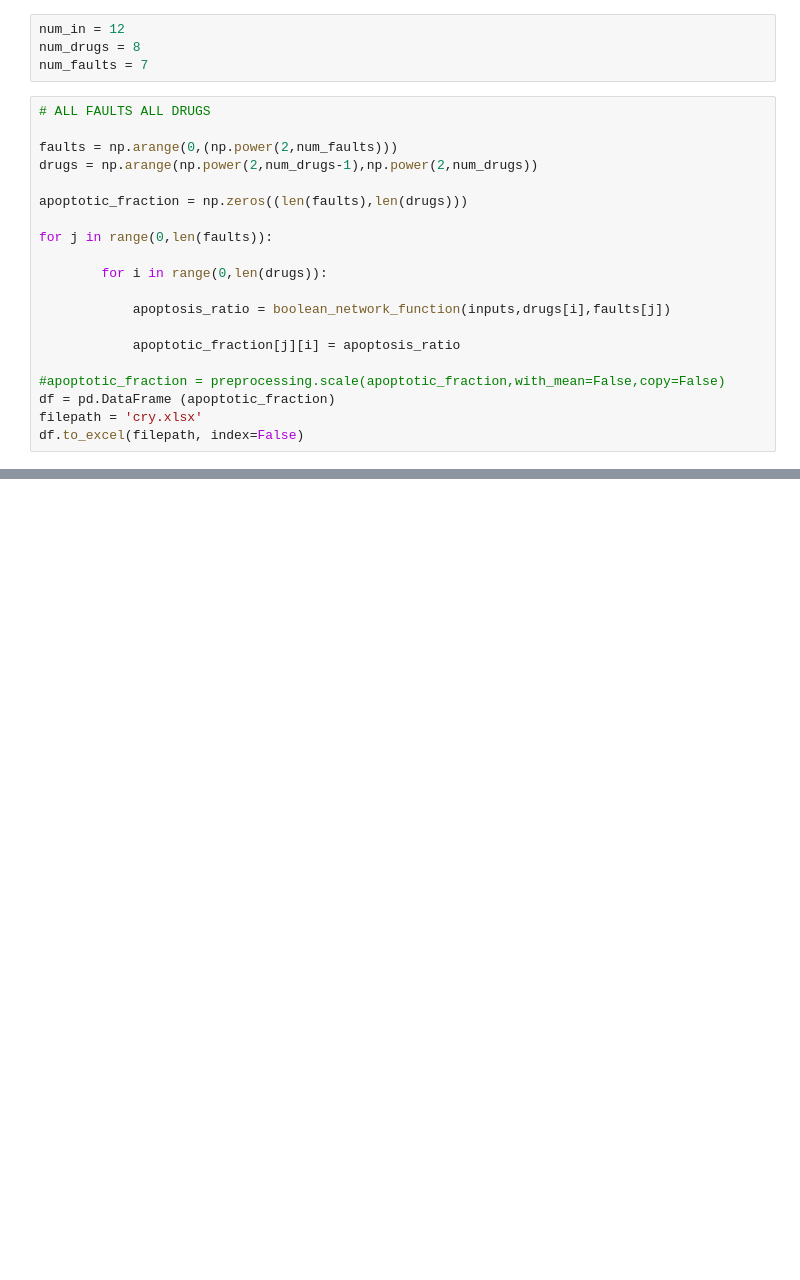
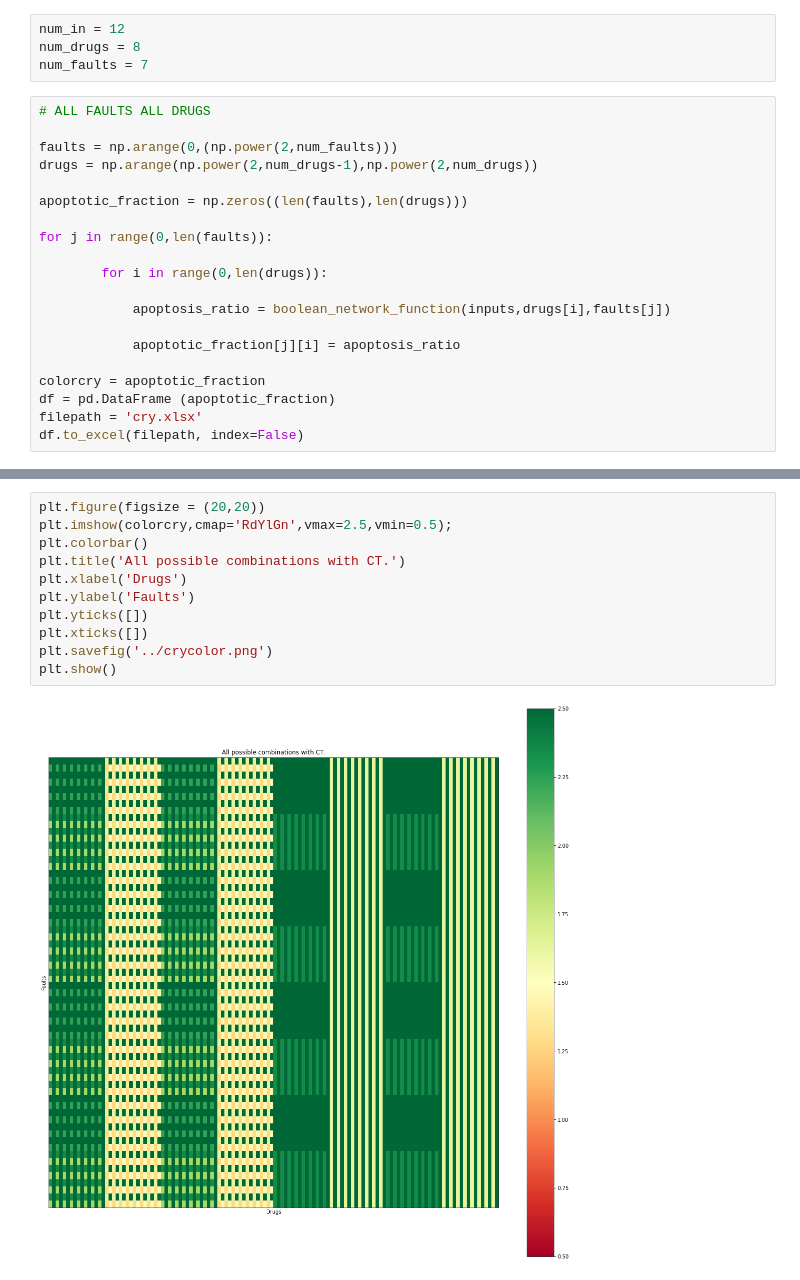
Before and after one commit to sarafradhika/Osteosarcoma_Boolean_Network, a Jupyter notebook: Osteosarcoma_Boolean_Network.ipynb, the cells around one changed output, grey strips where cells are left out. Cells and saved outputs as stored; diff of their text form; blank space fills up the shorter version.

```diff
--- a/Osteosarcoma_Boolean_Network.ipynb
+++ b/Osteosarcoma_Boolean_Network.ipynb
@@ -353,7 +596,7 @@ for j in range(0,len(faults)):
 
             apoptotic_fraction[j][i] = apoptosis_ratio
 
-#apoptotic_fraction = preprocessing.scale(apoptotic_fraction,with_mean=False,copy=False)
+colorcry = apoptotic_fraction
 df = pd.DataFrame (apoptotic_fraction)
 filepath = 'cry.xlsx'
 df.to_excel(filepath, index=False)
@@ -377,3 +620,16 @@ for j in range(0,len(faults)):
 df = pd.DataFrame (apoptotic_fraction)
 filepath = 'no_cry.xlsx'
 df.to_excel(filepath, index=False)
+# %%
+plt.figure(figsize = (20,20))
+plt.imshow(colorcry,cmap='RdYlGn',vmax=2.5,vmin=0.5);
+plt.colorbar()
+plt.title('All possible combinations with CT.')
+plt.xlabel('Drugs')
+plt.ylabel('Faults')
+plt.yticks([])
+plt.xticks([])
+plt.savefig('../crycolor.png')
+plt.show()
+# %% [output]
+[figure, added]
```
Also changed, not shown: parts of 12 cells of this notebook, 17 other files.
